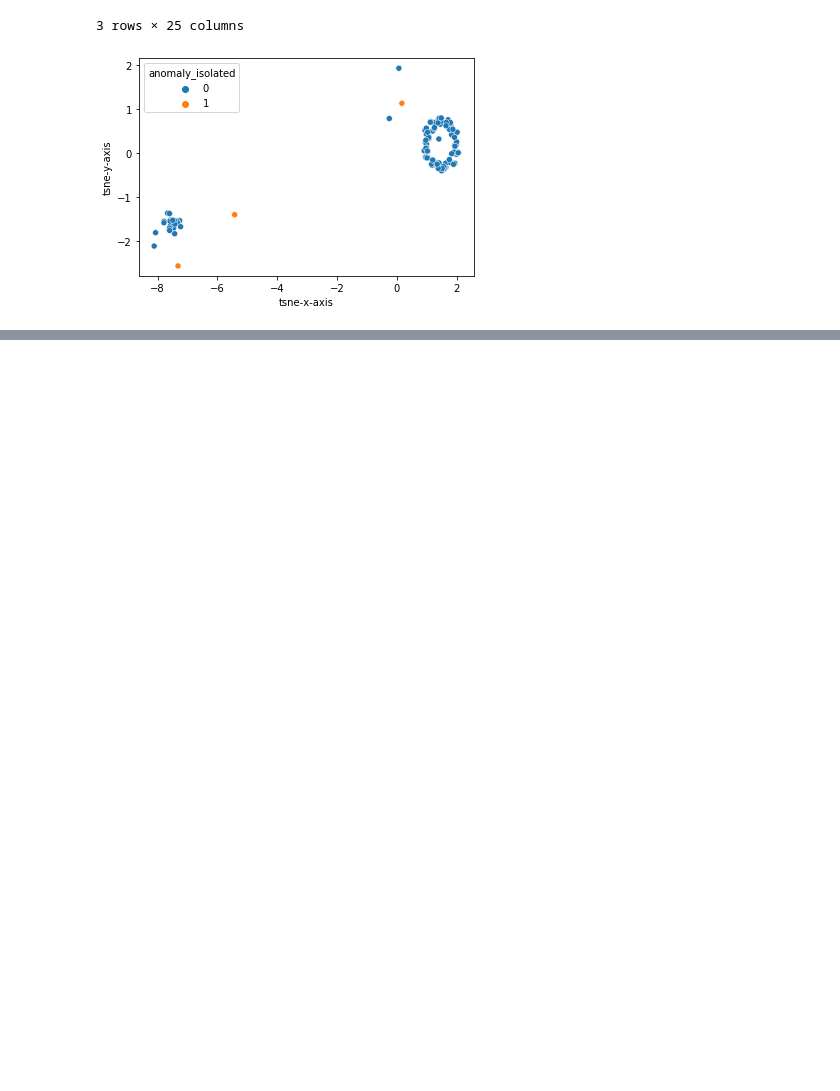
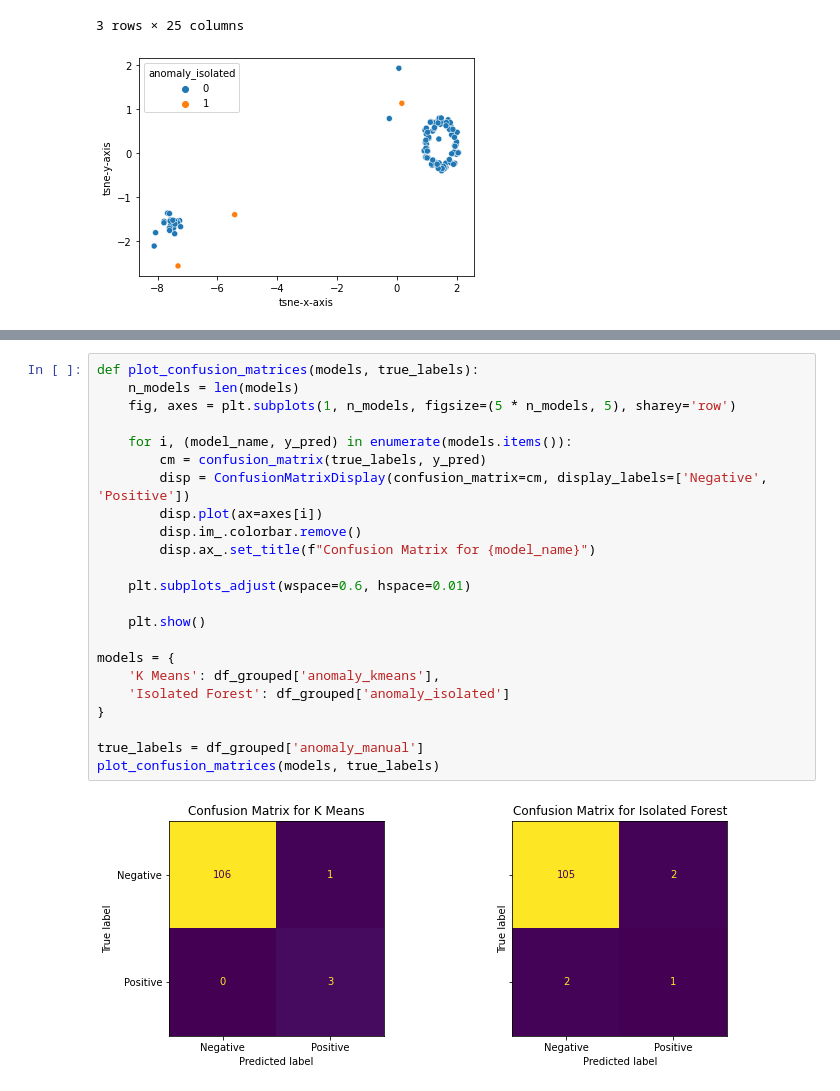
Before and after one commit to AnjaliJain-17/Anomaly-Detection, a Jupyter notebook: anomaly-detection-ml/log_analysis/approach-3.ipynb, the cells around one changed output, grey strips where cells are left out. Drawn from its saved outputs; the diff is of its cells as text; blank space fills up the shorter version.

```diff
--- a/anomaly-detection-ml/log_analysis/approach-3.ipynb
+++ b/anomaly-detection-ml/log_analysis/approach-3.ipynb
@@ -559,0 +509,25 @@ plt.show()
+# %%
+def plot_confusion_matrices(models, true_labels):
+    n_models = len(models)
+    fig, axes = plt.subplots(1, n_models, figsize=(5 * n_models, 5), sharey='row')
+
+    for i, (model_name, y_pred) in enumerate(models.items()):
+        cm = confusion_matrix(true_labels, y_pred)
+        disp = ConfusionMatrixDisplay(confusion_matrix=cm, display_labels=['Negative', 'Positive'])
+        disp.plot(ax=axes[i])
+        disp.im_.colorbar.remove()
+        disp.ax_.set_title(f"Confusion Matrix for {model_name}")
+
+    plt.subplots_adjust(wspace=0.6, hspace=0.01)
+
+    plt.show()
+
+models = {
+    'K Means': df_grouped['anomaly_kmeans'],
+    'Isolated Forest': df_grouped['anomaly_isolated']
+}
+
+true_labels = df_grouped['anomaly_manual']
+plot_confusion_matrices(models, true_labels)
+# %% [output]
+[figure, added]
```
Also changed, not shown: parts of 6 cells of this notebook.
